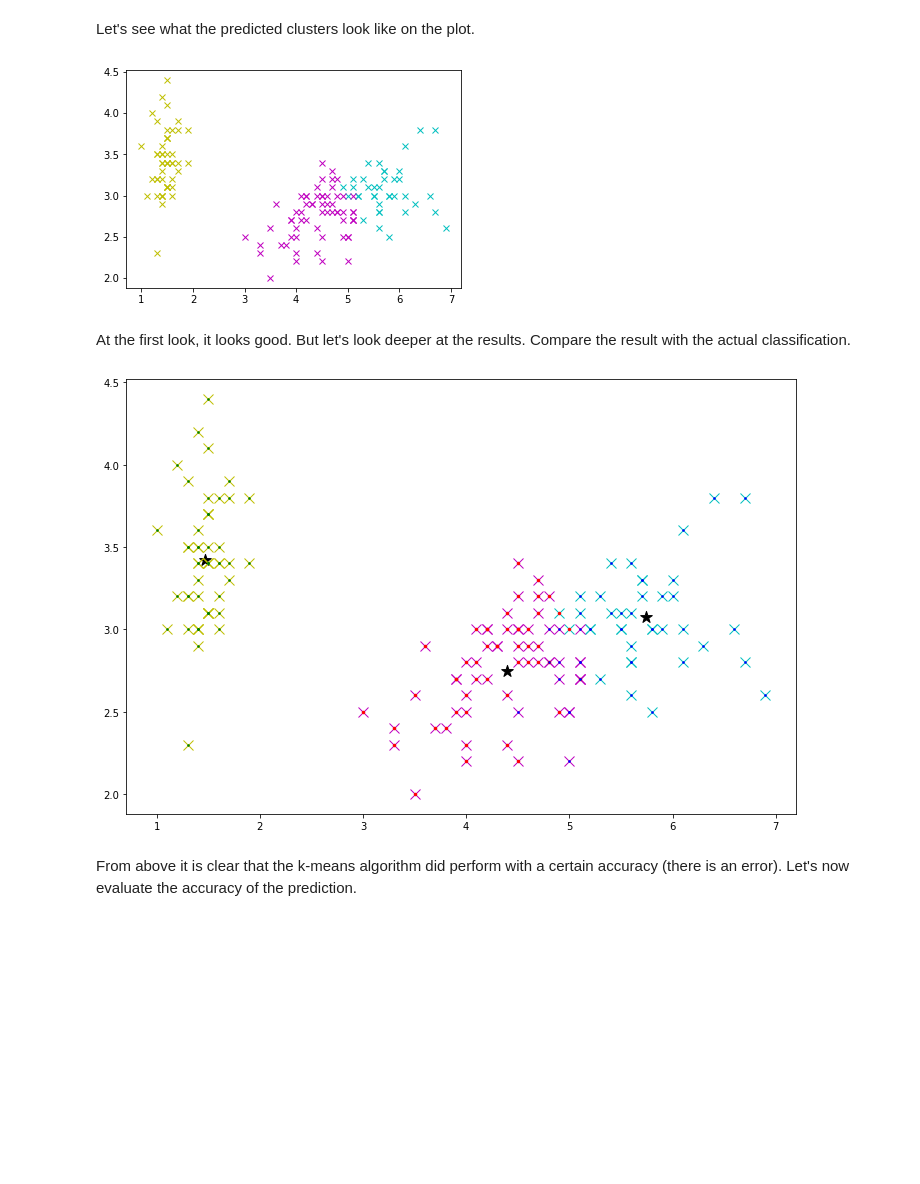
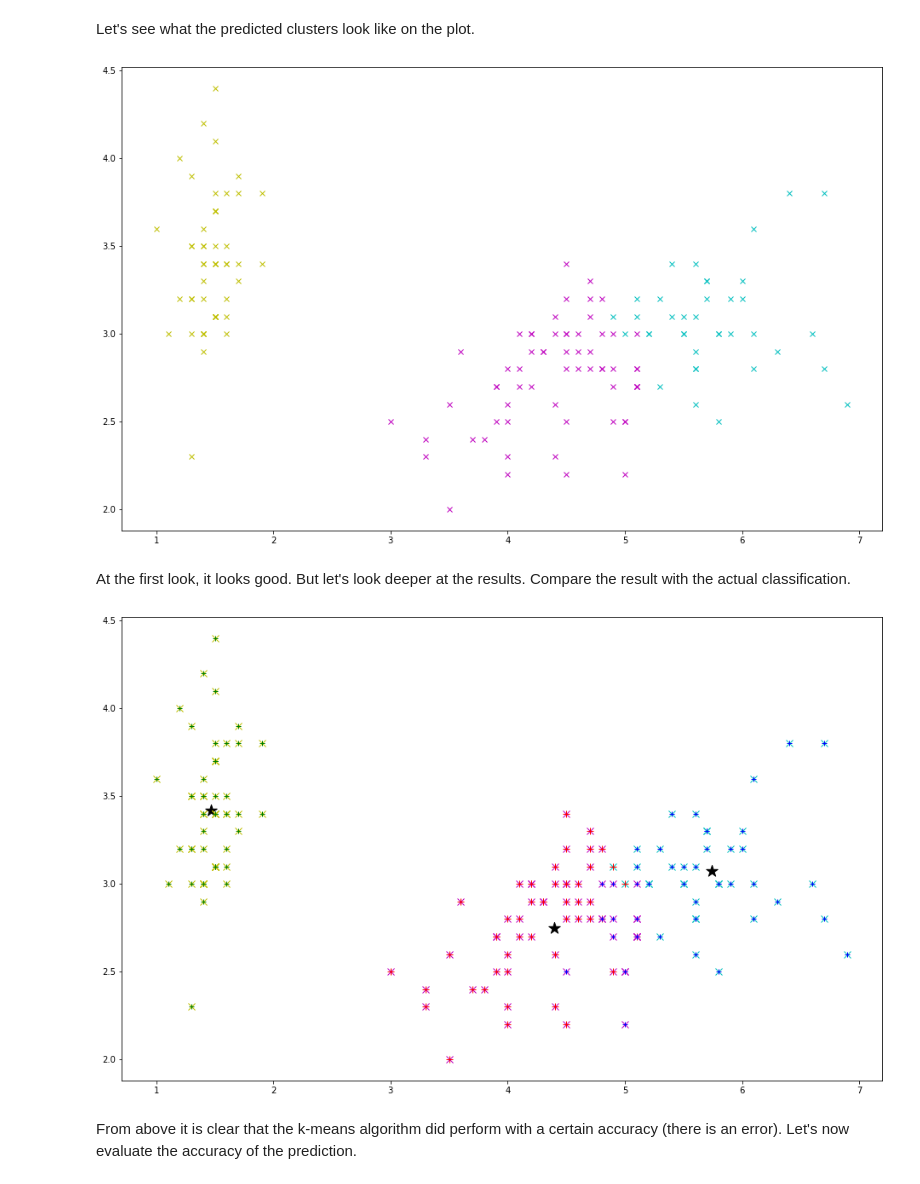
Before and after one commit to andkoc001/Machine-Learning-and-Statistics, a Jupyter notebook: MLaS-Tasks.ipynb, the cells around one changed output. Saved outputs shown, nothing was run; the diff lists cells and outputs as text; code cells hidden in the pictures; blank space fills up the shorter version.

```diff
--- a/MLaS-Tasks.ipynb
+++ b/MLaS-Tasks.ipynb
@@ -781,32 +816,34 @@ Let's see what the predicted clusters look like on the plot.
 # %%
 # Plot the data set discriminated by labels.
 plt.plot(X[kmeans.labels_ == 0].loc[:,"Petal_Length"], X[kmeans.labels_ == 0].loc[:,"Sepal_Width"], 'cx')
 plt.plot(X[kmeans.labels_ == 1].loc[:,"Petal_Length"], X[kmeans.labels_ == 1].loc[:,"Sepal_Width"], 'yx')
 plt.plot(X[kmeans.labels_ == 2].loc[:,"Petal_Length"], X[kmeans.labels_ == 2].loc[:,"Sepal_Width"], 'mx')
-plt.rcParams['figure.figsize'] = [12, 8] # change the settings of the plot size
+plt.rcParams['figure.figsize'] = [16, 10] # change the settings of the plot size
 
+plt.xlim = (0, 7)
+plt.ylim = (0, 5)
 plt.show()
 # %% [output]
-[figure, old version]
+[figure, new version]
 # %% [markdown]
 At the first look, it looks good. But let's look deeper at the results. Compare the result with the actual classification.
 # %%
 # predicted - represented with 'x's
-plt.plot(X[kmeans.labels_ == 0].loc[:,"Petal_Length"], X[kmeans.labels_ == 0].loc[:,"Sepal_Width"], 'cx', markersize=10)
-plt.plot(X[kmeans.labels_ == 1].loc[:,"Petal_Length"], X[kmeans.labels_ == 1].loc[:,"Sepal_Width"], 'yx', markersize=10)
-plt.plot(X[kmeans.labels_ == 2].loc[:,"Petal_Length"], X[kmeans.labels_ == 2].loc[:,"Sepal_Width"], 'mx', markersize=10)
+plt.plot(X[kmeans.labels_ == 0].loc[:,"Petal_Length"], X[kmeans.labels_ == 0].loc[:,"Sepal_Width"], 'cx', markersize=8)
+plt.plot(X[kmeans.labels_ == 1].loc[:,"Petal_Length"], X[kmeans.labels_ == 1].loc[:,"Sepal_Width"], 'yx', markersize=8)
+plt.plot(X[kmeans.labels_ == 2].loc[:,"Petal_Length"], X[kmeans.labels_ == 2].loc[:,"Sepal_Width"], 'mx', markersize=8)
 
 # actual - represented with dots
-plt.plot(df[df["Species"] == "Iris-setosa"].loc[:,"Petal_Length"], df[df["Species"] == "Iris-setosa"].loc[:,"Sepal_Width"], 'g.', markersize=3)
-plt.plot(df[df["Species"] == "Iris-versicolor"].loc[:,"Petal_Length"], df[df["Species"] == "Iris-versicolor"].loc[:,"Sepal_Width"], 'r.', markersize=5)
-plt.plot(df[df["Species"] == "Iris-virginica"].loc[:,"Petal_Length"], df[df["Species"] == "Iris-virginica"].loc[:,"Sepal_Width"], 'b.', markersize=3)
+plt.plot(df[df["Species"] == "Iris-setosa"].loc[:,"Petal_Length"], df[df["Species"] == "Iris-setosa"].loc[:,"Sepal_Width"], 'g+', markersize=6)
+plt.plot(df[df["Species"] == "Iris-versicolor"].loc[:,"Petal_Length"], df[df["Species"] == "Iris-versicolor"].loc[:,"Sepal_Width"], 'r+', markersize=8)
+plt.plot(df[df["Species"] == "Iris-virginica"].loc[:,"Petal_Length"], df[df["Species"] == "Iris-virginica"].loc[:,"Sepal_Width"], 'b+', markersize=6)
 
 # centres - represented with stars
-plt.scatter(centres.loc[:,"Petal_Length"], centres.loc[:,"Sepal_Width"], marker='*', c='k', s=150)
+plt.scatter(centres.loc[:,"Petal_Length"], centres.loc[:,"Sepal_Width"], marker='*', c='k', s=200)
 
 plt.show()
 # %% [output]
-[figure, old version]
+[figure, new version]
 # %% [markdown]
 From above it is clear that the k-means algorithm did perform with a certain accuracy (there is an error). Let's now evaluate the accuracy of the prediction.
 # %% [markdown]
```
Also changed, not shown: parts of 27 cells of this notebook.
